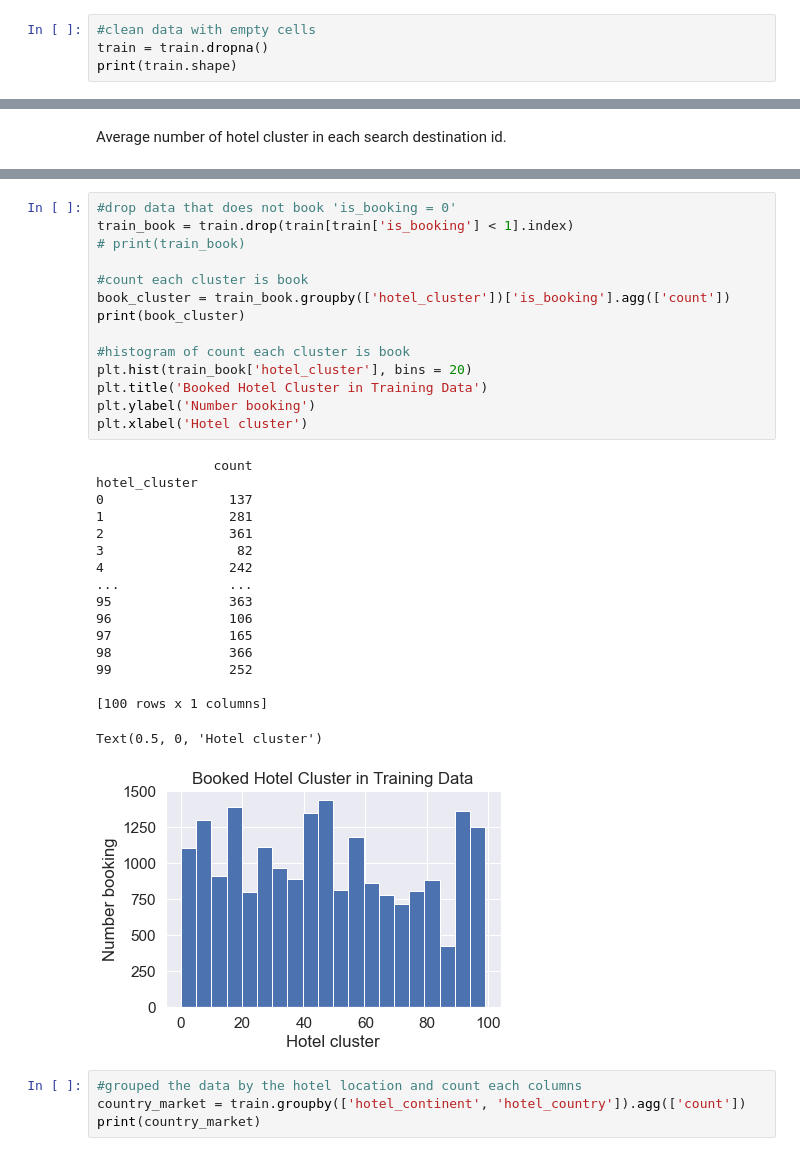
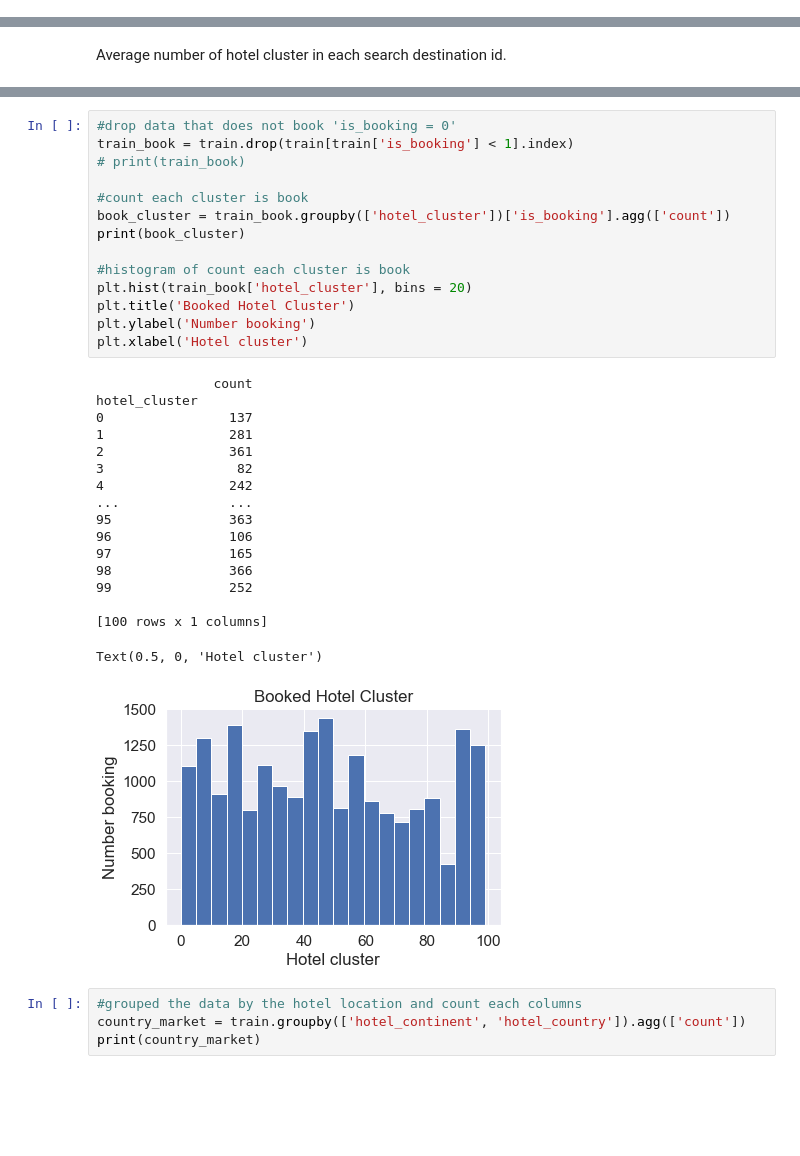
Before and after one commit to KellyC-05/Hotel_recommendation, a Jupyter notebook: Analysis.ipynb, the cells around one changed output, grey strips where cells are left out. Drawn from its saved outputs; the diff is of its cells as text; blank space fills up the shorter version.

```diff
--- a/Analysis.ipynb
+++ b/Analysis.ipynb
@@ -55,7 +55,3 @@ train = pd.read_csv('train_downsampled_10k.csv')
 print(train.shape)
 # %% [output]
 (290413, 28)
-# %%
-#clean data with empty cells
-train = train.dropna()
-print(train.shape)
@@ -175,35 +196,35 @@ sns.heatmap(corr, annot = True, mask = matrix, annot_kws = {"size": 16})
 # %%
 #drop data that does not book 'is_booking = 0'
 train_book = train.drop(train[train['is_booking'] < 1].index)
 # print(train_book)
 
 #count each cluster is book
 book_cluster = train_book.groupby(['hotel_cluster'])['is_booking'].agg(['count'])
 print(book_cluster)
 
 #histogram of count each cluster is book
 plt.hist(train_book['hotel_cluster'], bins = 20)
-plt.title('Booked Hotel Cluster in Training Data')
+plt.title('Booked Hotel Cluster')
 plt.ylabel('Number booking')
 plt.xlabel('Hotel cluster')
 # %% [output]
                count
 hotel_cluster
 0                137
 1                281
 2                361
 3                 82
 4                242
 ...              ...
 95               363
 96               106
 97               165
 98               366
 99               252
 
 [100 rows x 1 columns]
 Text(0.5, 0, 'Hotel cluster')
-[figure, old version]
+[figure, new version]
 # %%
 #grouped the data by the hotel location and count each columns
 country_market = train.groupby(['hotel_continent', 'hotel_country']).agg(['count'])
```
Also changed, not shown: parts of 10 cells of this notebook.
